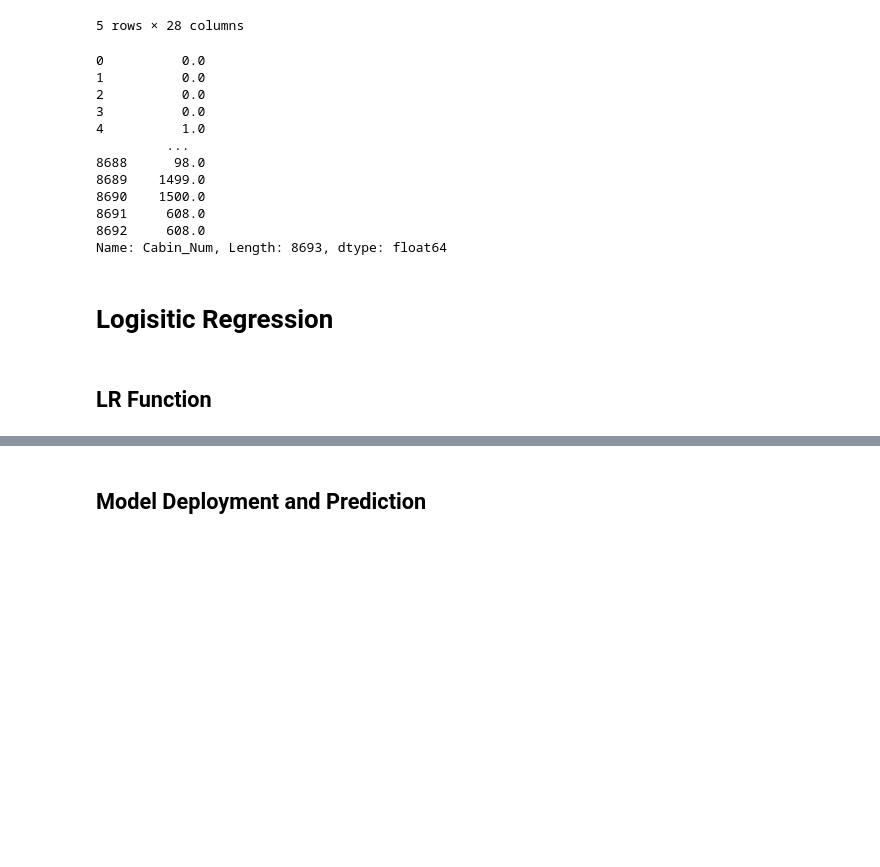
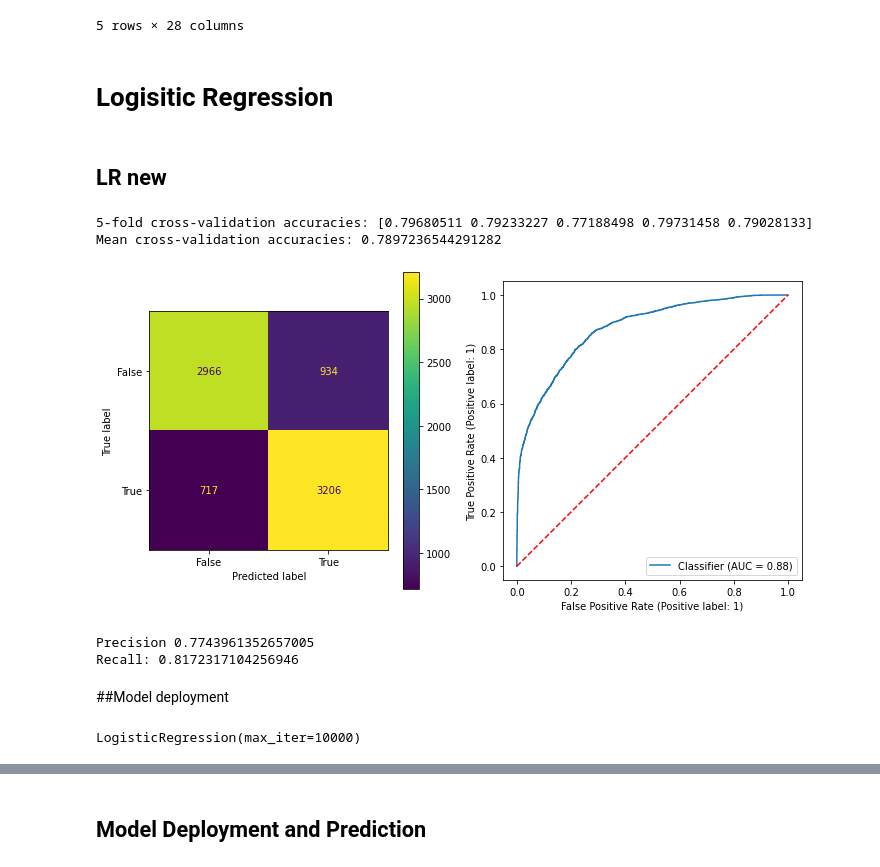
Before and after one commit to havaledar/S_Titanic_Kaggle_6100, a Jupyter notebook: 6100a2.ipynb, the cells around one changed output, grey strips where cells are left out. Saved outputs shown, nothing was run; the diff lists cells and outputs as text; code cells hidden in the pictures; blank space fills up the shorter version.

```diff
--- a/6100a2.ipynb
+++ b/6100a2.ipynb
@@ -213,23 +228,7 @@ train_data = train_data.drop(columns=['PassengerId'])
 
 # for training
 x_train, x_test, y_train, y_test = train_test_split(train_data, Transported, test_size = 0.1, random_state = 20)
-# %%
-#testing
-train_data['Cabin_Num']
-# %% [output]
-0          0.0
-1          0.0
-2          0.0
-3          0.0
-4          1.0
-         ...
-8688      98.0
-8689    1499.0
-8690    1500.0
-8691     608.0
-8692     608.0
-Name: Cabin_Num, Length: 8693, dtype: float64
 # %% [markdown]
 # Logisitic Regression
 # %% [markdown]
-## LR Function
+## LR new
@@ -267,0 +235,45 @@ def LR_using_vars(my_var_list, X_train,Y_train,X_test,Y_test, Verbose=False):
+# %%
+###
+# Logistic Regression
+###
+
+LRmodel = LogisticRegression(solver='lbfgs', max_iter=10000)
+
+LRscores = cross_val_score(LRmodel, x_train, y_train, cv=5)
+
+
+print('5-fold cross-validation accuracies:', LRscores)
+print('Mean cross-validation accuracies:', np.mean(LRscores))
+# %% [output]
+5-fold cross-validation accuracies: [0.79680511 0.79233227 0.77188498 0.79731458 0.79028133]
+Mean cross-validation accuracies: 0.7897236544291282
+# %%
+# Predict in a cross-validation setting
+LRproba = cross_val_predict(LRmodel, x_train, y_train, cv=10, method='predict_proba')[:,1]
+LRpred  = LRproba > 0.5
+
+# Show confusion matrix and ROC curve
+fig, (ax1, ax2) = plt.subplots(1,2, figsize=(10,5))
+
+ConfusionMatrixDisplay.from_predictions(y_train, LRpred, ax=ax1)
+RocCurveDisplay.from_predictions(y_train, LRproba, ax=ax2)
+ax2.plot([0,1], [0,1], 'r--')
+ax2.set_aspect('equal')
+
+plt.tight_layout()
+plt.show()
+
+# Show precision ane recall
+print('Precision', precision_score(y_train, LRpred))
+print('Recall:', recall_score(y_train, LRpred))
+# %% [output]
+[figure, added]
+Precision 0.7743961352657005
+Recall: 0.8172317104256946
+# %% [markdown]
+##Model deployment
+# %%
+# fit model
+LRmodel.fit(train_data, Transported)
+# %% [output]
+LogisticRegression(max_iter=10000)
```
Also changed, not shown: parts of 39 cells of this notebook.
